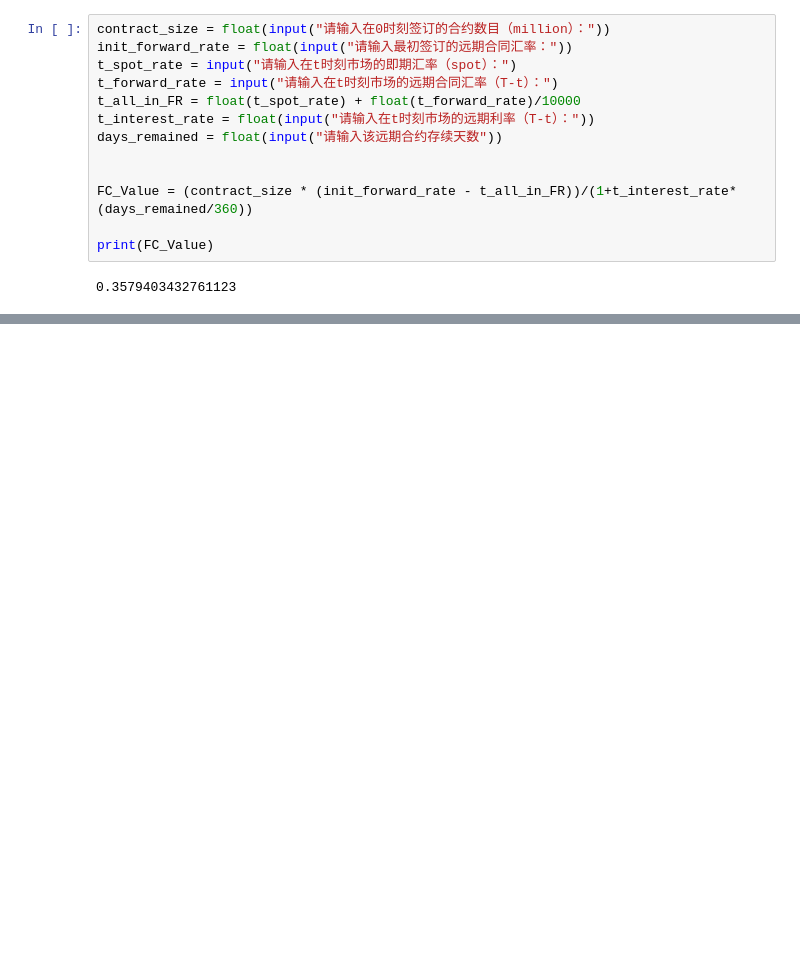
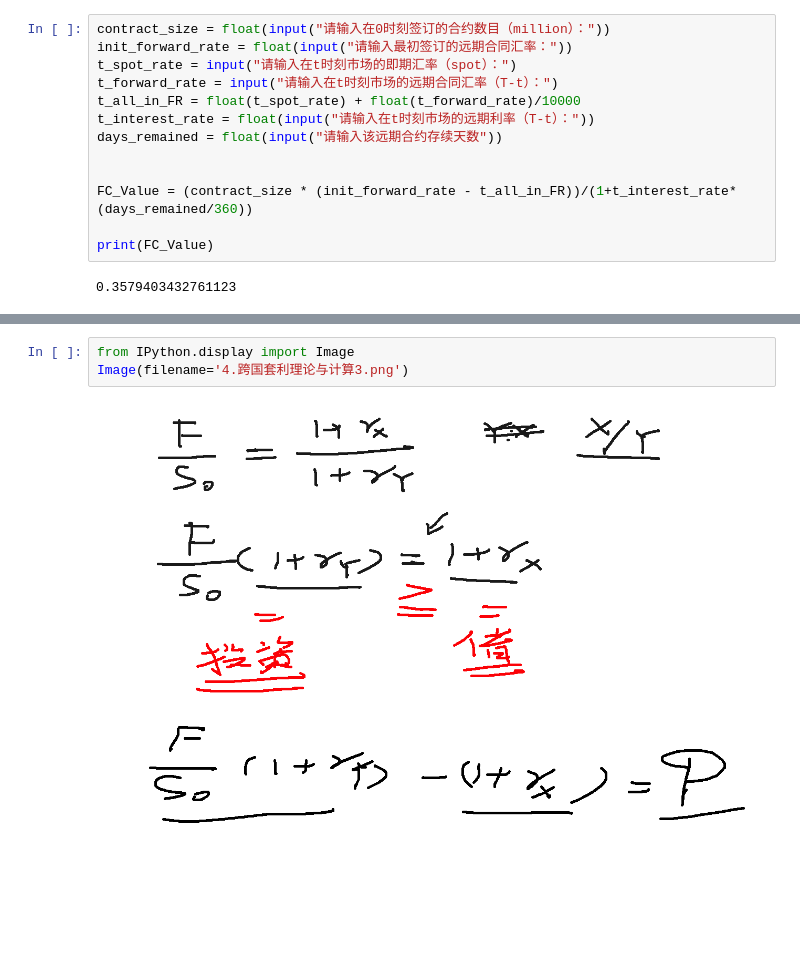
Before and after one commit to williamjiamin/LXOD_FinTech_Intro, a Jupyter notebook: 3.经济学原理入门/3.汇率与远期汇率相关套利.ipynb, the cells around one changed output, grey strips where cells are left out. Drawn from its saved outputs; the diff is of its cells as text; blank space fills up the shorter version.

```diff
--- a/3.经济学原理入门/3.汇率与远期汇率相关套利.ipynb
+++ b/3.经济学原理入门/3.汇率与远期汇率相关套利.ipynb
@@ -88,0 +99,5 @@ print(FC_Value)
+# %%
+from IPython.display import Image
+Image(filename='4.跨国套利理论与计算3.png')
+# %% [output]
+[figure, added]
```
Also changed, not shown: parts of 5 cells of this notebook, 1 other file.
